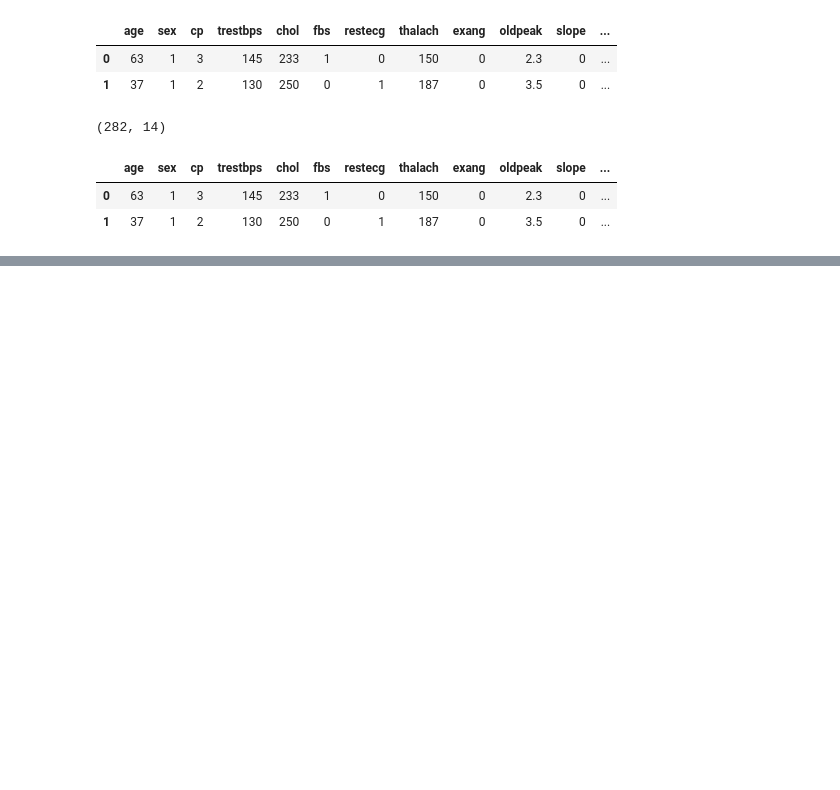
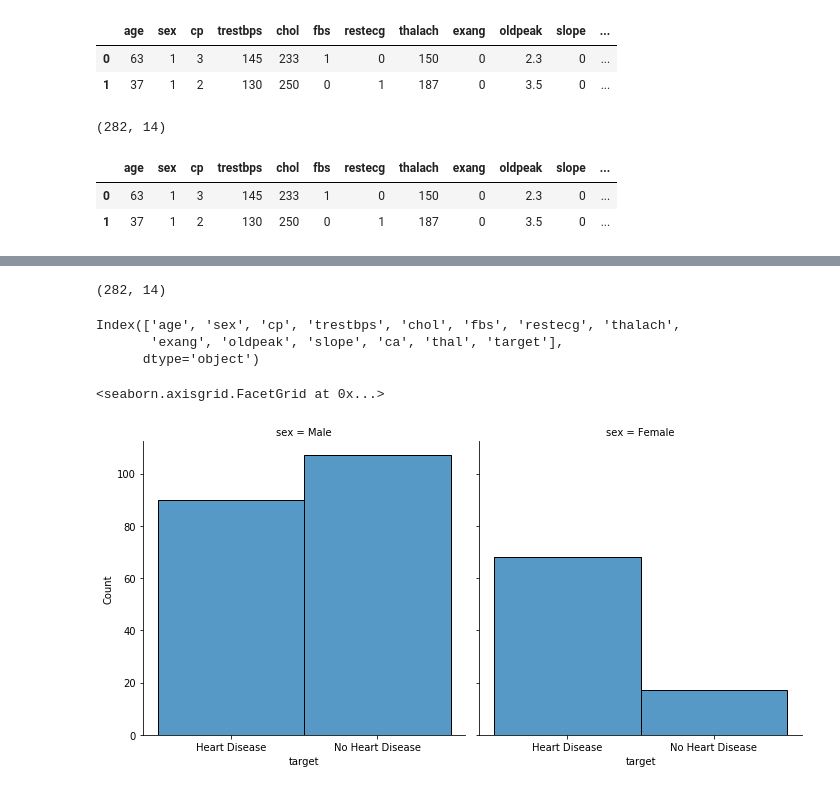
Before and after one commit to abhiraturi/HEART_DISEASE, a Jupyter notebook: Heart_Disease.ipynb, the cells around one changed output, grey strips where cells are left out. Cells and saved outputs as stored; diff of their text form; code cells hidden in the pictures; blank space fills up the shorter version.

```diff
--- a/Heart_Disease.ipynb
+++ b/Heart_Disease.ipynb
@@ -360,0 +436,15 @@ plt.show()
+# %%
+df2=new_df.copy()
+
+#Method 1 - map function
+df2['sex']=df2['sex'].astype(str)  # Convert to string first only then the map command will work
+df2['sex']=df2['sex'].map({'0':'Female','1':'Male'})
+df2.head()
+
+df2['target']=df2['target'].astype(str)  # Convert to string first only then the map command will work
+df2['target']=df2['target'].map({'0':'No Heart Disease','1':'Heart Disease'})
+df2.head()
+
+#Method 2 - lambda function
+#df2['sex']=df2['sex'].apply(lambda x: 'Female' if df2['sex']==0 else 'Male')
+##df['category']=df['age'].apply(lambda x: 'Adult' if x>=18 else 'Child')
@@ -360,0 +458,18 @@ plt.show()
+# %%
+# filtering values
+#df2=df2[df2['ca']==4]
+#df2
+df2.shape
+# %% [output]
+(282, 14)
+# %%
+df2.columns
+# %% [output]
+Index(['age', 'sex', 'cp', 'trestbps', 'chol', 'fbs', 'restecg', 'thalach',
+       'exang', 'oldpeak', 'slope', 'ca', 'thal', 'target'],
+      dtype='object')
+# %%
+sns.displot(df2,x='target',col='sex')
+# %% [output]
+<seaborn.axisgrid.FacetGrid at 0x...>
+[figure, added]
```
Also changed, not shown: parts of 24 cells of this notebook, 1 other file.
